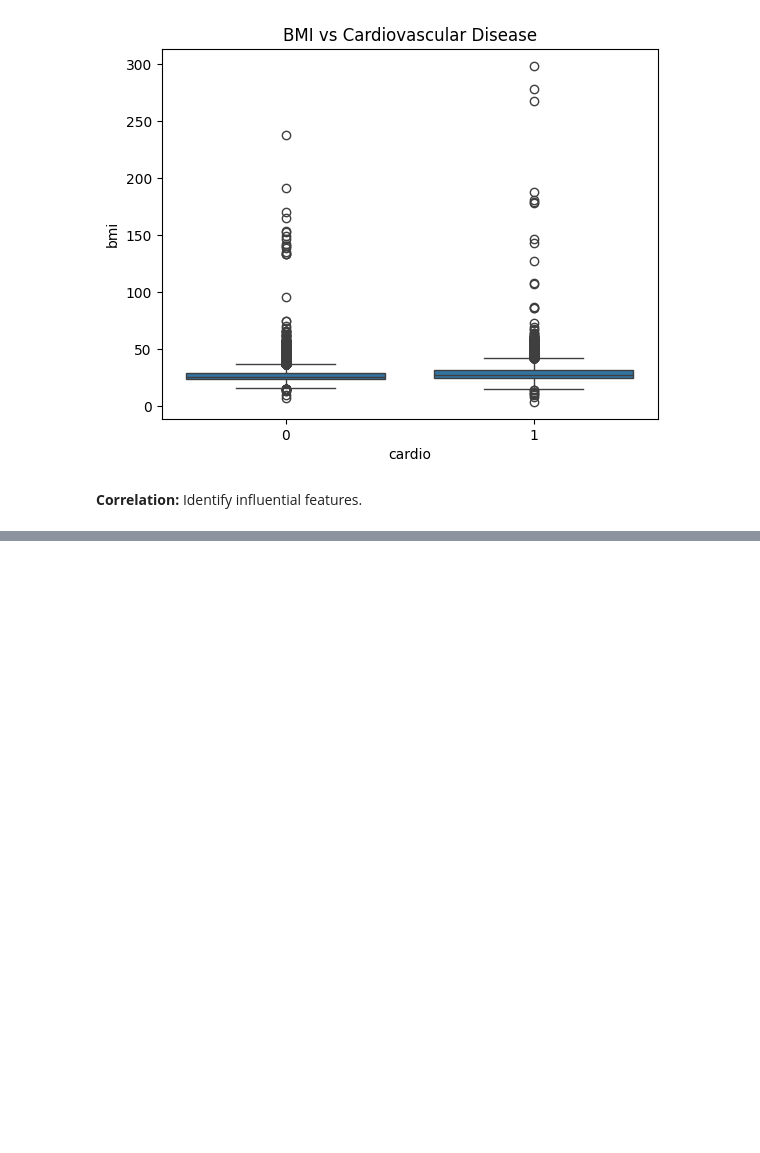
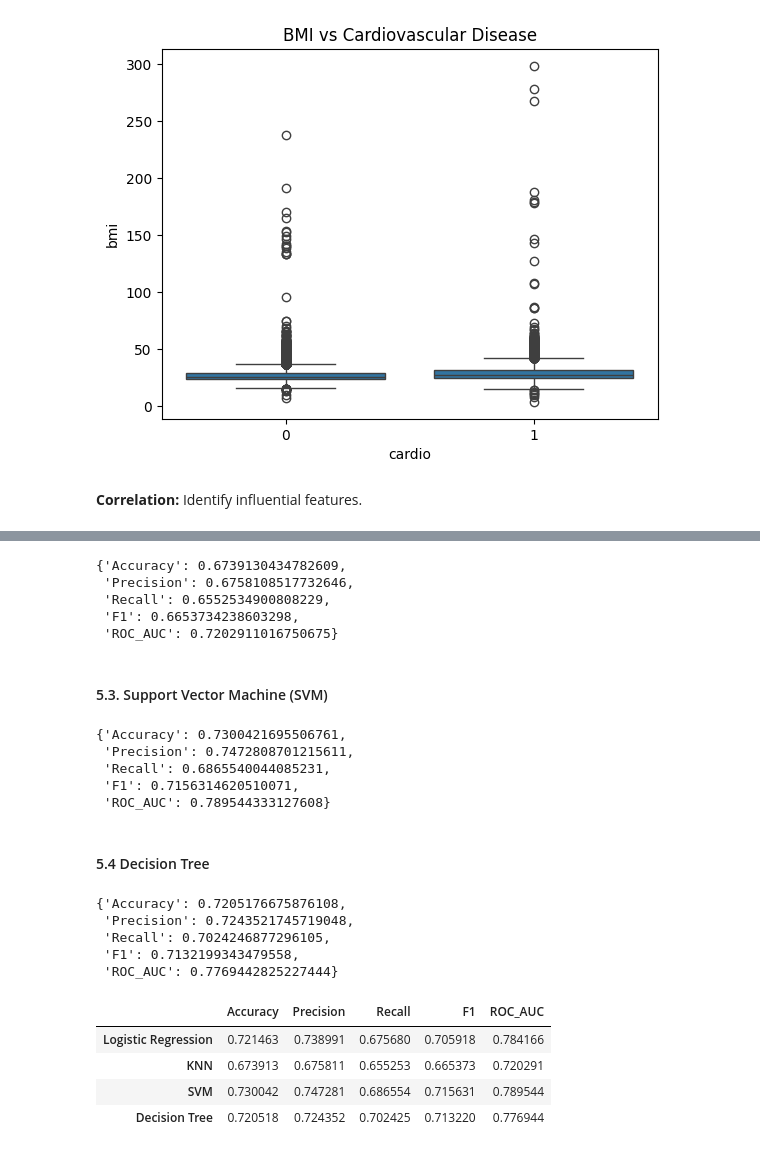
Before and after one commit to GurmaanSidhu/cardio-health-prediction-ml, a Jupyter notebook: ca2.ipynb, the cells around one changed output, grey strips where cells are left out. Drawn from its saved outputs; the diff is of its cells as text; code cells hidden in the pictures; blank space fills up the shorter version.

Commit message:
complete all the models

```diff
--- a/ca2.ipynb
+++ b/ca2.ipynb
@@ -218,0 +246,6 @@ TypeError: 'method' object is not subscriptable
+# %%
+lr = LogisticRegression()
+lr.fit(X_train_scaled, y_train)
+
+lr_result = evaluate_model(lr, X_test_scaled, y_test)
+lr_result
@@ -218,0 +260,60 @@ TypeError: 'method' object is not subscriptable
+# %%
+knn = KNeighborsClassifier(n_neighbors=7)
+knn.fit(X_train_scaled, y_train)
+
+knn_result = evaluate_model(knn, X_test_scaled, y_test)
+knn_result
+# %% [output]
+{'Accuracy': 0.6739130434782609,
+ 'Precision': 0.6758108517732646,
+ 'Recall': 0.6552534900808229,
+ 'F1': 0.6653734238603298,
+ 'ROC_AUC': 0.7202911016750675}
+# %% [markdown]
+#### 5.3. Support Vector Machine (SVM)
+# %%
+svm = SVC(kernel='rbf', probability=True)
+svm.fit(X_train_scaled, y_train)
+
+svm_results = evaluate_model(svm, X_test_scaled, y_test)
+svm_results
+# %% [output]
+{'Accuracy': 0.7300421695506761,
+ 'Precision': 0.7472808701215611,
+ 'Recall': 0.6865540044085231,
+ 'F1': 0.7156314620510071,
+ 'ROC_AUC': 0.789544333127608}
+# %% [markdown]
+#### 5.4 Decision Tree
+# %%
+dt = DecisionTreeClassifier(random_state=42, max_depth=10)
+dt.fit(X_train, y_train)
+
+dt_results = evaluate_model(dt, X_test, y_test)
+dt_results
+# %% [output]
+{'Accuracy': 0.7205176675876108,
+ 'Precision': 0.7243521745719048,
+ 'Recall': 0.7024246877296105,
+ 'F1': 0.7132199343479558,
+ 'ROC_AUC': 0.7769442825227444}
+# %%
+results = pd.DataFrame([
+    lr_result,
+    knn_result,
+    svm_results,
+    dt_results
+], index=[
+    "Logistic Regression",
+    "KNN",
+    "SVM",
+    "Decision Tree"
+])
+
+results
+# %% [output]
+|  | Accuracy | Precision | Recall | F1 | ROC_AUC |
+| Logistic Regression | 0.721463 | 0.738991 | 0.675680 | 0.705918 | 0.784166 |
+| KNN | 0.673913 | 0.675811 | 0.655253 | 0.665373 | 0.720291 |
+| SVM | 0.730042 | 0.747281 | 0.686554 | 0.715631 | 0.789544 |
+| Decision Tree | 0.720518 | 0.724352 | 0.702425 | 0.713220 | 0.776944 |
```
Also changed, not shown: parts of 11 cells of this notebook.
